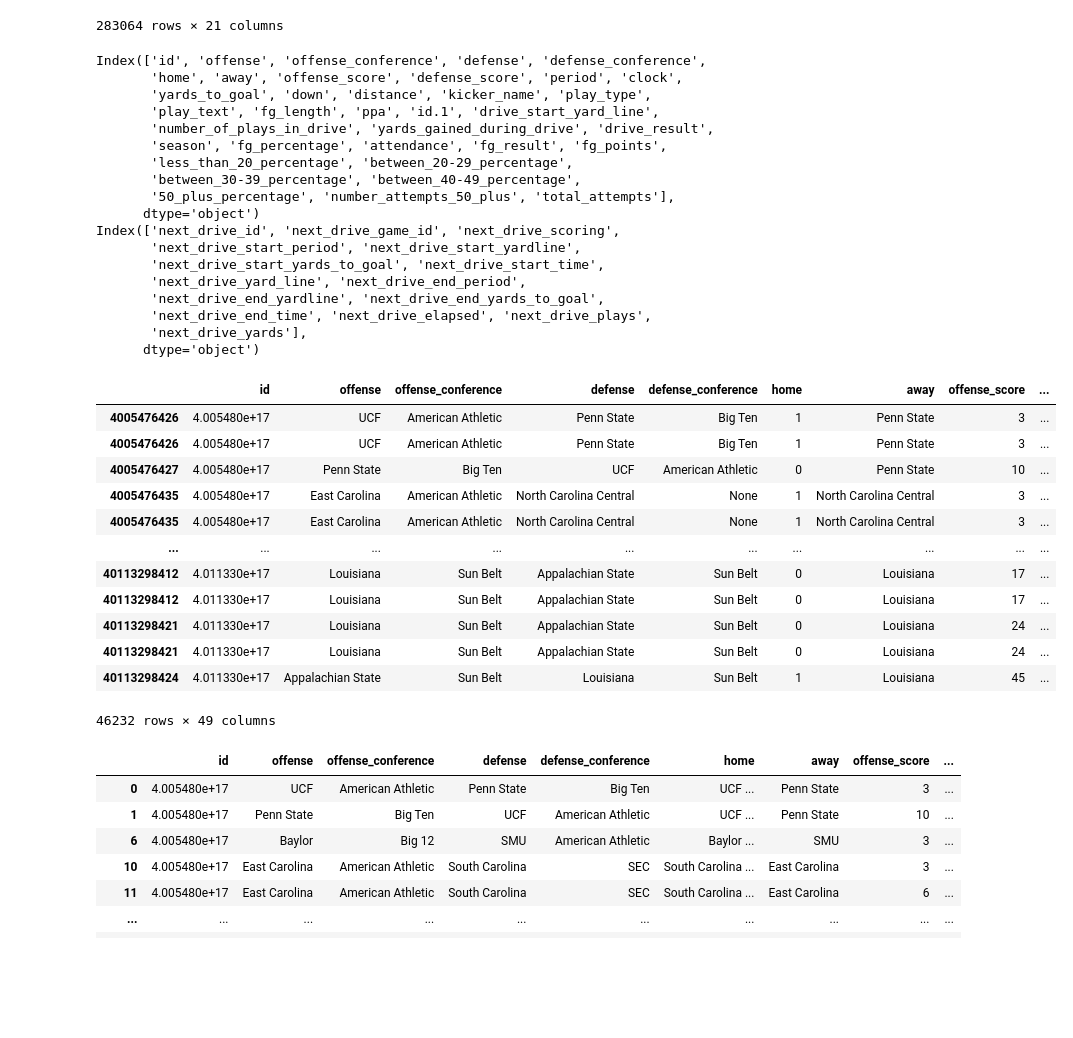
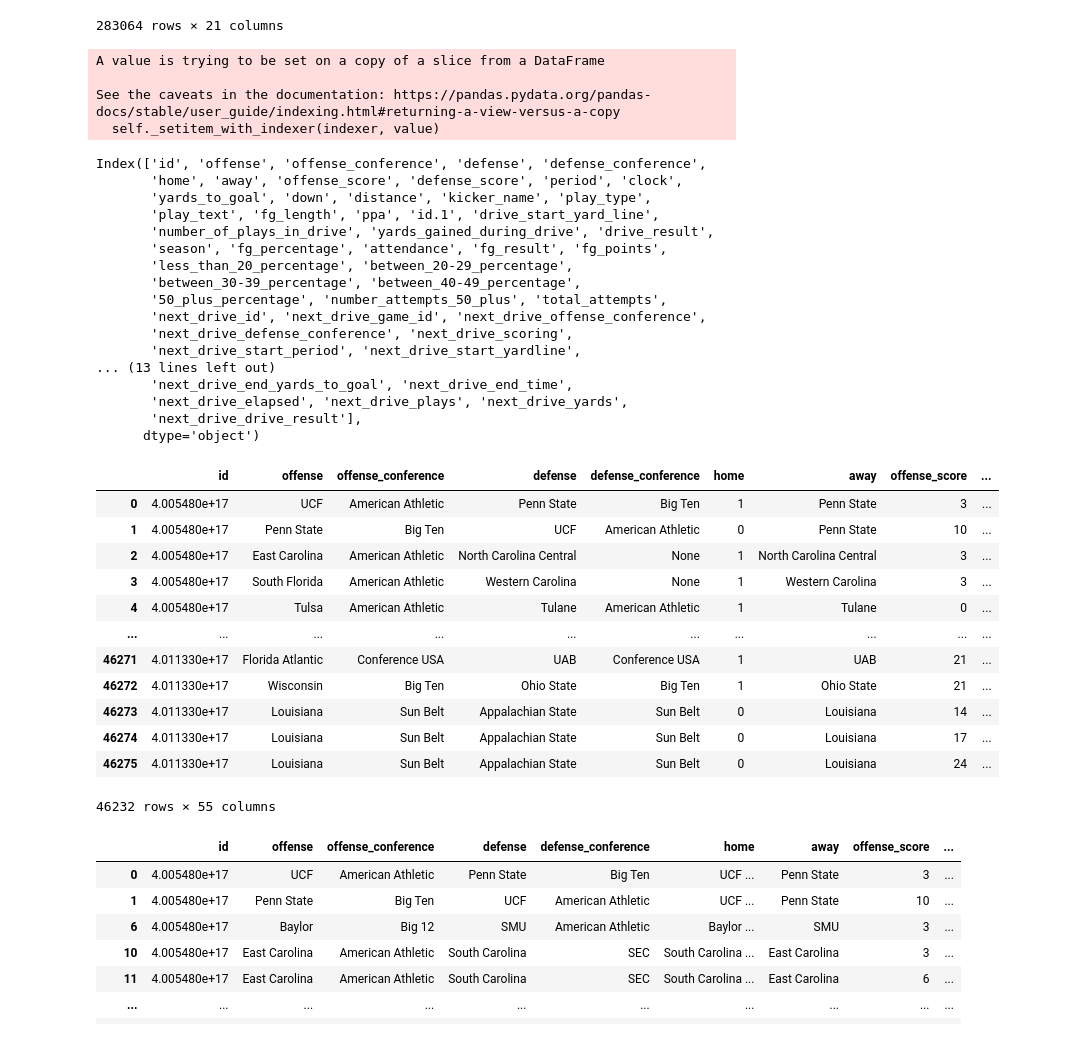
Before and after one commit to jasonjstewart/college-football, a Jupyter notebook: EDA_College_Football.ipynb, the cells around one changed output. Cells and saved outputs as stored; diff of their text form; code cells hidden in the pictures; blank space fills up the shorter version.

```diff
--- a/EDA_College_Football.ipynb
+++ b/EDA_College_Football.ipynb
@@ -195,43 +195,60 @@ df_drives
 283064 rows × 21 columns
 # %%
 #df.set_index('id.1').join(df_drives.set_index('id'))
-df_drives.drop(['next_drive_offense','next_drive_offense_conference','next_drive_defense','next_drive_defense_conference','next_drive_yards_to_goal','next_drive_drive_result'], axis=1, inplace=True)
+#df_drives.drop(['next_drive_offense','next_drive_defense'], axis=1, inplace=True)
+#df_kicker=df[df['kicker_name']==item]
+
+for num in range(len(df)):
+  drive_id=df['id.1'].iloc[num]+1
+  next_drive=df_drives[df_drives['next_drive_id']==drive_id]
+  #print(next_drive['next_drive_id'].iloc[0],df['id.1'].iloc[num])
+  if not next_drive.empty:
+    for col in next_drive:
+        df[col].iloc[num]=next_drive[col].iloc[0]
 print(df.columns)
 print(df_drives.columns)
+
 #df_drives.drop(['offense','offense_conference','defense','defense_conference' ] ,axis=1)
-df.set_index('id.1').join(df_drives.set_index('next_drive_id'))
+df['drive_id']=df['id.1']
+df.drop(['id.1'],axis=1,inplace=True)
+df
+
+#df.set_index('id.1').join(df_drives.set_index('next_drive_id'))
 # %% [output]
-Index(['id', 'offense', 'offense_conference', 'defense', 'defense_conference',
-       'home', 'away', 'offense_score', 'defense_score', 'period', 'clock',
-       'yards_to_goal', 'down', 'distance', 'kicker_name', 'play_type',
-       'play_text', 'fg_length', 'ppa', 'id.1', 'drive_start_yard_line',
-       'number_of_plays_in_drive', 'yards_gained_during_drive', 'drive_result',
-       'season', 'fg_percentage', 'attendance', 'fg_result', 'fg_points',
-       'less_than_20_percentage', 'between_20-29_percentage',
-       'between_30-39_percentage', 'between_40-49_percentage',
-       '50_plus_percentage', 'number_attempts_50_plus', 'total_attempts'],
-      dtype='object')
-Index(['next_drive_id', 'next_drive_game_id', 'next_drive_scoring',
-       'next_drive_start_period', 'next_drive_start_yardline',
-       'next_drive_start_yards_to_goal', 'next_drive_start_time',
-       'next_drive_yard_line', 'next_drive_end_period',
-       'next_drive_end_yardline', 'next_drive_end_yards_to_goal',
-       'next_drive_end_time', 'next_drive_elapsed', 'next_drive_plays',
-       'next_drive_yards'],
-      dtype='object')
+A value is trying to be set on a copy of a slice from a DataFrame
+
+See the caveats in the documentation: https://pandas.pydata.org/pandas-docs/stable/user_guide/indexing.html#returning-a-view-versus-a-copy
+  self._setitem_with_indexer(indexer, value)
+Index(['id', 'offense', 'offense_conference', 'defense', 'defense_conference',
+       'home', 'away', 'offense_score', 'defense_score', 'period', 'clock',
+       'yards_to_goal', 'down', 'distance', 'kicker_name', 'play_type',
+       'play_text', 'fg_length', 'ppa', 'id.1', 'drive_start_yard_line',
+       'number_of_plays_in_drive', 'yards_gained_during_drive', 'drive_result',
+       'season', 'fg_percentage', 'attendance', 'fg_result', 'fg_points',
+       'less_than_20_percentage', 'between_20-29_percentage',
+       'between_30-39_percentage', 'between_40-49_percentage',
+       '50_plus_percentage', 'number_attempts_50_plus', 'total_attempts',
+       'next_drive_id', 'next_drive_game_id', 'next_drive_offense_conference',
+       'next_drive_defense_conference', 'next_drive_scoring',
+       'next_drive_start_period', 'next_drive_start_yardline',
+... (13 lines left out)
+       'next_drive_end_yards_to_goal', 'next_drive_end_time',
+       'next_drive_elapsed', 'next_drive_plays', 'next_drive_yards',
+       'next_drive_drive_result'],
+      dtype='object')
 |  | id | offense | offense_conference | defense | defense_conference | home | away | offense_score | ... |
-| 4005476426 | 4.005480e+17 | UCF | American Athletic | Penn State | Big Ten | 1 | Penn State | 3 | ... |
-| 4005476426 | 4.005480e+17 | UCF | American Athletic | Penn State | Big Ten | 1 | Penn State | 3 | ... |
-| 4005476427 | 4.005480e+17 | Penn State | Big Ten | UCF | American Athletic | 0 | Penn State | 10 | ... |
-| 4005476435 | 4.005480e+17 | East Carolina | American Athletic | North Carolina Central | None | 1 | North Carolina Central | 3 | ... |
-| 4005476435 | 4.005480e+17 | East Carolina | American Athletic | North Carolina Central | None | 1 | North Carolina Central | 3 | ... |
+| 0 | 4.005480e+17 | UCF | American Athletic | Penn State | Big Ten | 1 | Penn State | 3 | ... |
+| 1 | 4.005480e+17 | Penn State | Big Ten | UCF | American Athletic | 0 | Penn State | 10 | ... |
+| 2 | 4.005480e+17 | East Carolina | American Athletic | North Carolina Central | None | 1 | North Carolina Central | 3 | ... |
+| 3 | 4.005480e+17 | South Florida | American Athletic | Western Carolina | None | 1 | Western Carolina | 3 | ... |
+| 4 | 4.005480e+17 | Tulsa | American Athletic | Tulane | American Athletic | 1 | Tulane | 0 | ... |
 | ... | ... | ... | ... | ... | ... | ... | ... | ... | ... |
-| 40113298412 | 4.011330e+17 | Louisiana | Sun Belt | Appalachian State | Sun Belt | 0 | Louisiana | 17 | ... |
-| 40113298412 | 4.011330e+17 | Louisiana | Sun Belt | Appalachian State | Sun Belt | 0 | Louisiana | 17 | ... |
-| 40113298421 | 4.011330e+17 | Louisiana | Sun Belt | Appalachian State | Sun Belt | 0 | Louisiana | 24 | ... |
-| 40113298421 | 4.011330e+17 | Louisiana | Sun Belt | Appalachian State | Sun Belt | 0 | Louisiana | 24 | ... |
-| 40113298424 | 4.011330e+17 | Appalachian State | Sun Belt | Louisiana | Sun Belt | 1 | Louisiana | 45 | ... |
+| 46271 | 4.011330e+17 | Florida Atlantic | Conference USA | UAB | Conference USA | 1 | UAB | 21 | ... |
+| 46272 | 4.011330e+17 | Wisconsin | Big Ten | Ohio State | Big Ten | 1 | Ohio State | 21 | ... |
+| 46273 | 4.011330e+17 | Louisiana | Sun Belt | Appalachian State | Sun Belt | 0 | Louisiana | 14 | ... |
+| 46274 | 4.011330e+17 | Louisiana | Sun Belt | Appalachian State | Sun Belt | 0 | Louisiana | 17 | ... |
+| 46275 | 4.011330e+17 | Louisiana | Sun Belt | Appalachian State | Sun Belt | 0 | Louisiana | 24 | ... |
-46232 rows × 49 columns
+46232 rows × 55 columns
 # %%
 df['offense_conference'].unique()
 # %%
```
